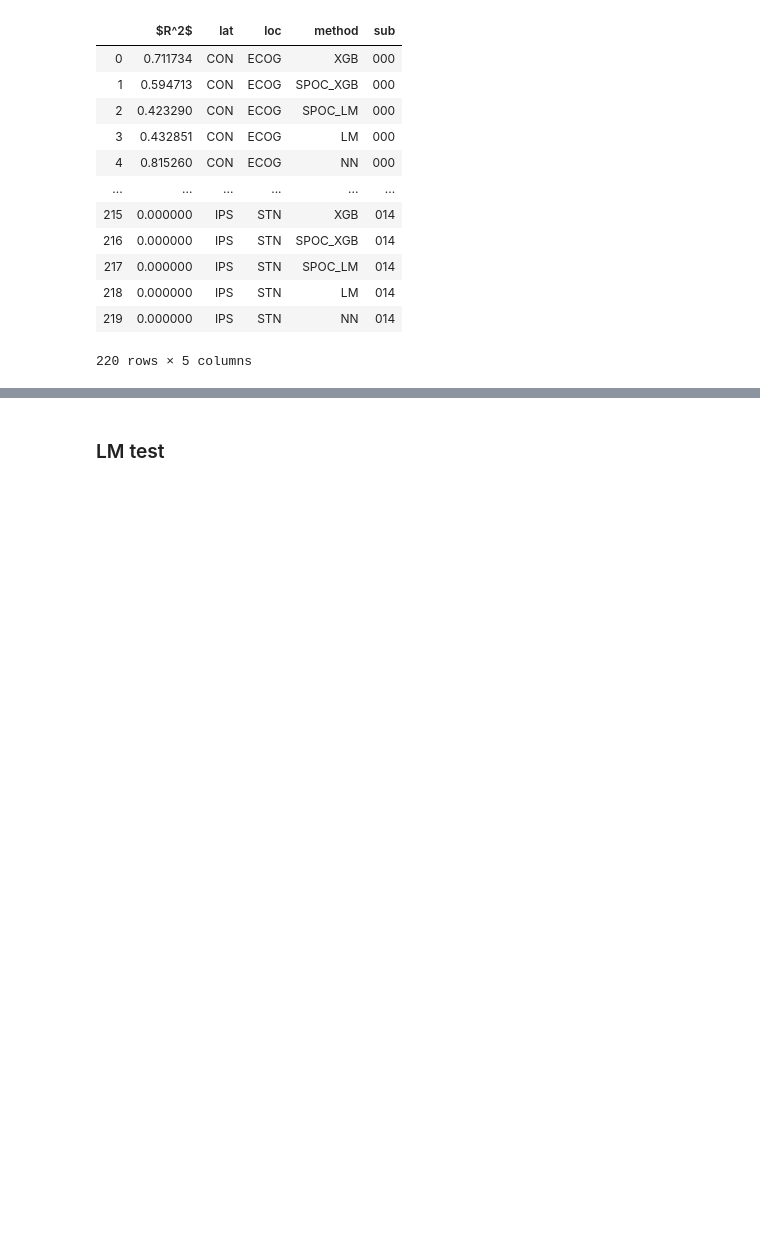
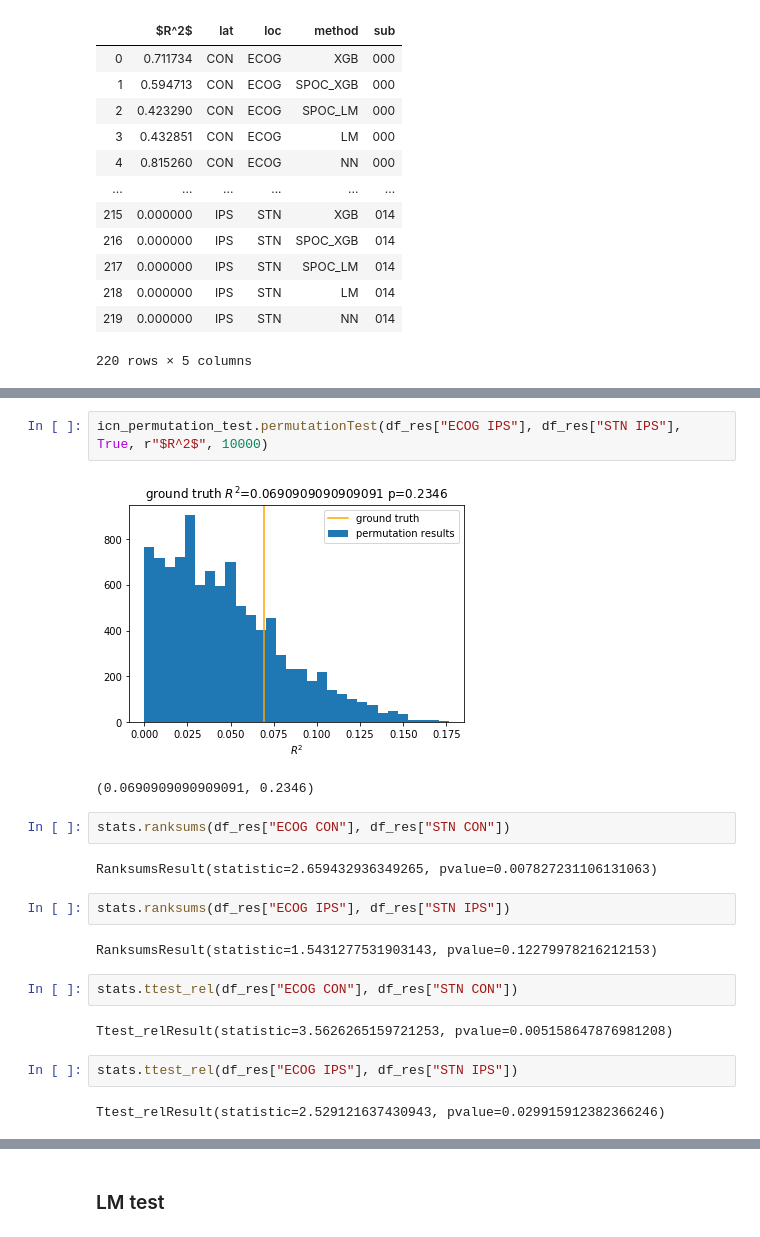
Before and after one commit to neuromodulation/icn, a Jupyter notebook: ECOG_vs_STN/Results_Analysis/Figure3.ipynb, the cells around one changed output, grey strips where cells are left out. Saved outputs shown, nothing was run; the diff lists cells and outputs as text; blank space fills up the shorter version.

```diff
--- a/ECOG_vs_STN/Results_Analysis/Figure3.ipynb
+++ b/ECOG_vs_STN/Results_Analysis/Figure3.ipynb
@@ -518,3 +526,24 @@ df[r"$R^2$"] = np.arctanh(df[r"$R^2$"])
+# %%
+icn_permutation_test.permutationTest(df_res["ECOG IPS"], df_res["STN IPS"], True, r"$R^2$", 10000)
+# %% [output]
+[figure, added]
+(0.0690909090909091, 0.2346)
+# %%
+stats.ranksums(df_res["ECOG CON"], df_res["STN CON"])
+# %% [output]
+RanksumsResult(statistic=2.659432936349265, pvalue=0.007827231106131063)
+# %%
+stats.ranksums(df_res["ECOG IPS"], df_res["STN IPS"])
+# %% [output]
+RanksumsResult(statistic=1.5431277531903143, pvalue=0.12279978216212153)
+# %%
+stats.ttest_rel(df_res["ECOG CON"], df_res["STN CON"])
+# %% [output]
+Ttest_relResult(statistic=3.5626265159721253, pvalue=0.005158647876981208)
+# %%
+stats.ttest_rel(df_res["ECOG IPS"], df_res["STN IPS"])
+# %% [output]
+Ttest_relResult(statistic=2.529121637430943, pvalue=0.029915912382366246)
 # %%
 alpha_box = 0.3
 plt.figure(figsize=(3,4), dpi=300)
```
Also changed, not shown: parts of 5 cells of this notebook, 9 other files.
